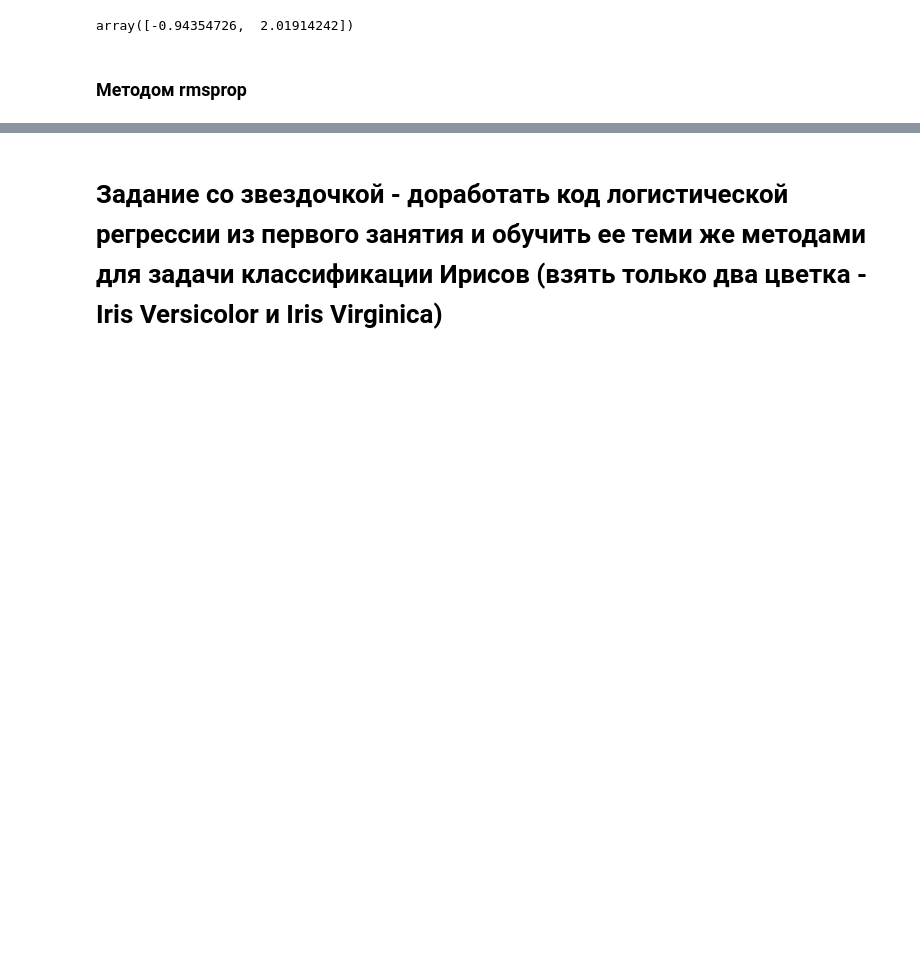
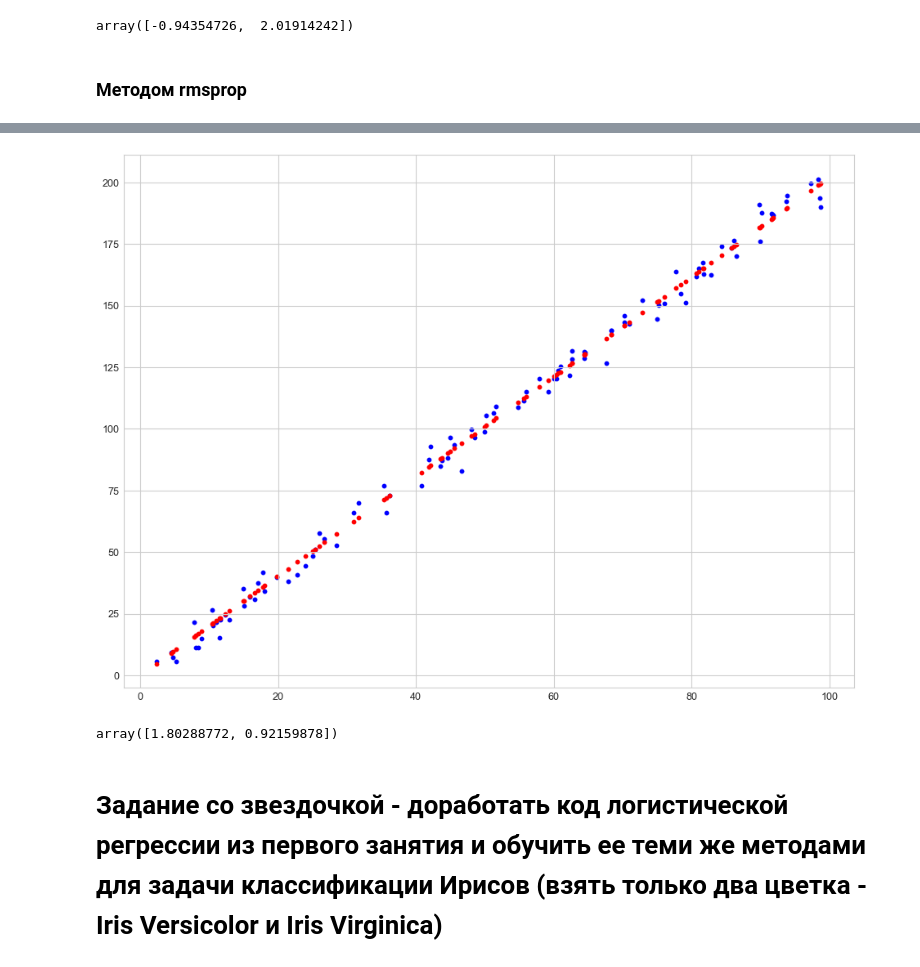
Before and after one commit to HeliosBI/AMLHW6---Loss-and-GD, a Jupyter notebook: HW6---Loss-and-GD.ipynb, the cells around one changed output, grey strips where cells are left out. Saved outputs shown, nothing was run; the diff lists cells and outputs as text; code cells hidden in the pictures; blank space fills up the shorter version.

```diff
--- a/HW6---Loss-and-GD.ipynb
+++ b/HW6---Loss-and-GD.ipynb
@@ -78,8 +78,13 @@ array([-0.94354726,  2.01914242])
 # %%
 # h(xi) = params[0] + params[1] * xi
 
-EPOCHS = 12
-LEARNING_RATE = 0.0001
+EPOCHS = 50
+LEARNING_RATE = 0.2
+
+gamma = 0.9
+cache_param_0 = 0
+cache_param_1 = 0
+eps = 1e-8
 
 costs = []
 params = []
@@ -93,8 +98,14 @@ for _ in range(EPOCHS):
     cost = np.sum(np.square(predictions - Y)) / (2 * len(predictions))
     costs.append(cost)
 
-    params[0] -= LEARNING_RATE * np.sum(predictions - Y) / len(predictions)
-    params[1] -= LEARNING_RATE * np.sum((predictions - Y) * X) / len(predictions)
+    cache_param_0 =  gamma * cache_param_0 + (1 - gamma) * (np.square(np.sum(predictions - Y) / len(predictions)))
+    cache_param_1 =  gamma * cache_param_1 + (1 - gamma) * (np.square(np.sum((predictions - Y) * X) / len(predictions)))
+
+    grad_param_0 =  np.sum(predictions - Y) / len(predictions)
+    grad_param_1 =  np.sum((predictions - Y) * X) / len(predictions)
+
+    params[0] -= LEARNING_RATE * grad_param_0 / (np.sqrt(cache_param_0) + eps)
+    params[1] -= LEARNING_RATE * grad_param_1 / (np.sqrt(cache_param_1) + eps)
 # %%
 plt.figure(figsize=(16,12))
 plt.plot(costs)
@@ -102,9 +115,13 @@ plt.show()
 # %%
 plt.figure(figsize=(16,12))
 plt.scatter(X, Y, color='blue')
-plt.scatter(X, preds[10], color='red')
+plt.scatter(X, preds[EPOCHS - 1], color='red')
 plt.show()
+# %% [output]
+[figure, added]
 # %%
 params
+# %% [output]
+array([1.80288772, 0.92159878])
 # %% [markdown]
 # Задание со звездочкой - доработать код логистической регрессии из первого занятия и обучить ее теми же методами для задачи классификации Ирисов (взять только два цветка - Iris Versicolor и Iris Virginica)
```
Also changed, not shown: parts of 1 cell of this notebook.
